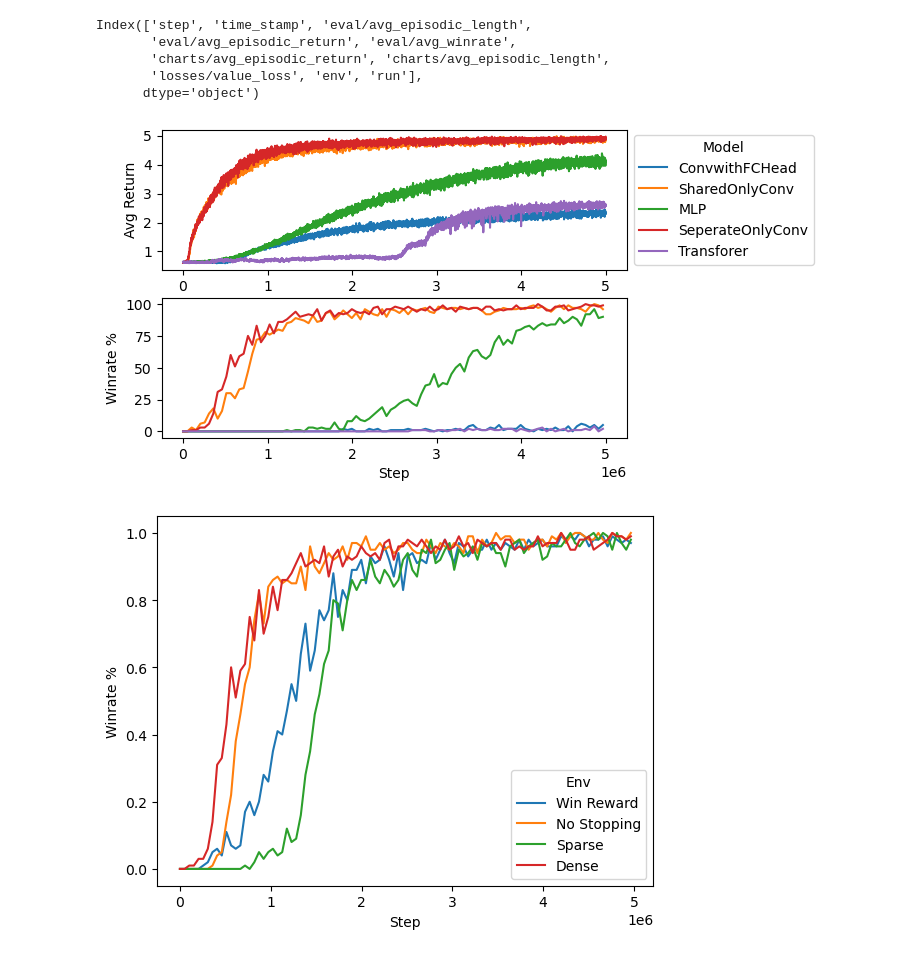
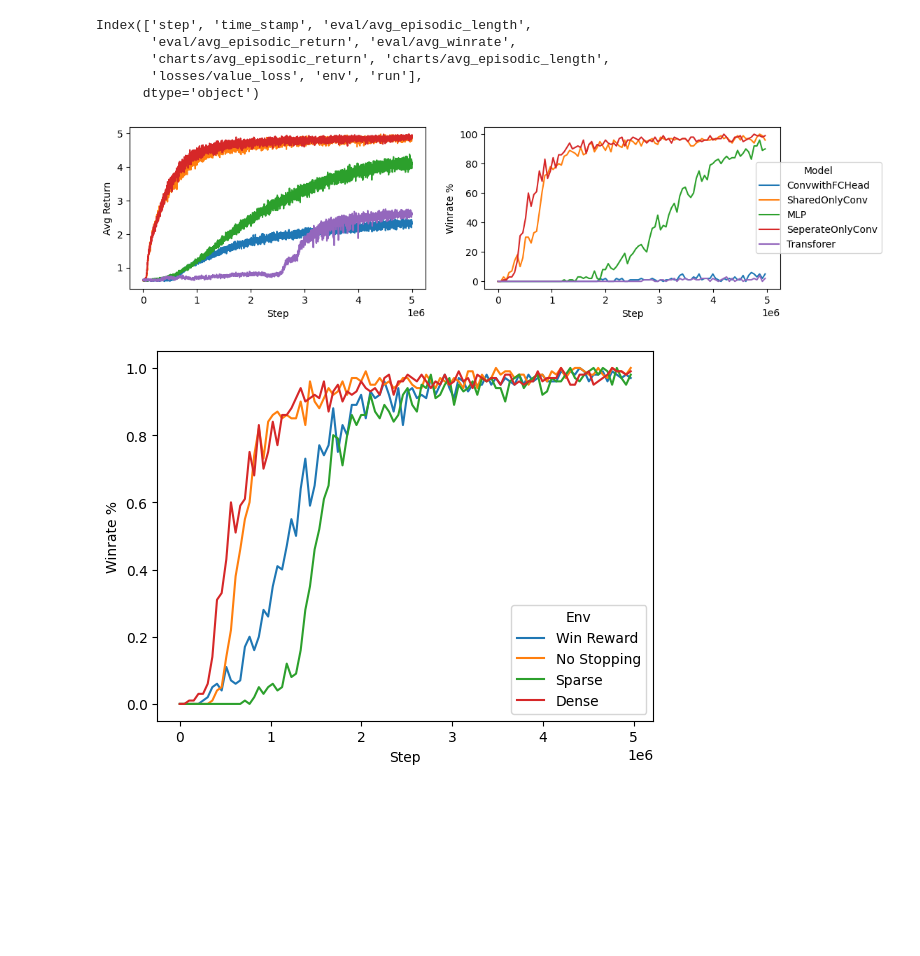
Before and after one commit to MockaWolke/DEEP_SUDOKU, a Jupyter notebook: analysis/reinforcement_learning/visualize_process.ipynb, the cells around one changed output. Cells and saved outputs as stored; diff of their text form; code cells hidden in the pictures; blank space fills up the shorter version.

Commit message:
better images

```diff
--- a/analysis/reinforcement_learning/visualize_process.ipynb
+++ b/analysis/reinforcement_learning/visualize_process.ipynb
@@ -31,30 +31,30 @@ Index(['step', 'time_stamp', 'eval/avg_episodic_length',
 # %%
 archi = [i for i in runs if "Archi" in i]
 archi = df.query("run in @archi").copy()
 archi.run.unique()
 archi.run =archi.run.str.replace("Archi_","")
 archi.run.unique()
 
 archi = archi.replace({"run":{"TransformerAgent":"Transforer"}})
 
 archi = archi.rename(columns={"step":"Step", 'eval/avg_winrate':'Winrate %',"run":"Model",'charts/avg_episodic_return':"Avg Return"})
 
 archi["Winrate %"] *=100
-fig = plt.figure(figsize=(6,4))
-ax = plt.subplot(2,1,1)
-sns.lineplot(archi, x = "Step", y ="Avg Return", hue = "Model", )
+fig = plt.figure(figsize=(12,3))
+ax = plt.subplot(1, 2,1)
+sns.lineplot(archi, x = "Step", y ="Avg Return", hue = "Model", legend = None )
 
-ax2 = plt.subplot(2,1,2, sharex = ax)
+ax2 = plt.subplot(1, 2,2, sharex = ax)
 
-sns.lineplot(archi, x = "Step", y ="Winrate %", hue = "Model", legend = None)
+sns.lineplot(archi, x = "Step", y ="Winrate %", hue = "Model",)
 
-ax.legend(loc='center left', bbox_to_anchor=(1,0.5), title ="Model")
+ax2.legend(loc='center left', bbox_to_anchor  = (0.9,0.5), title = "Model")
 
 # Make non-scientific xticks
 plt.savefig("imgs/rl_architectures.jpg", bbox_inches='tight', dpi=300)
 plt.show()
 # %% [output]
-[figure, old version]
+[figure, new version]
 # %%
 wanted = ['High_Win_Reward_ENV',  'Nonestop_ENV'  , 'Sparse_ENV',"Archi_SeperateOnlyConv"]
 envs = df.query("run in @wanted").copy()
```
Also changed, not shown: parts of 2 cells of this notebook, 8 other files.
